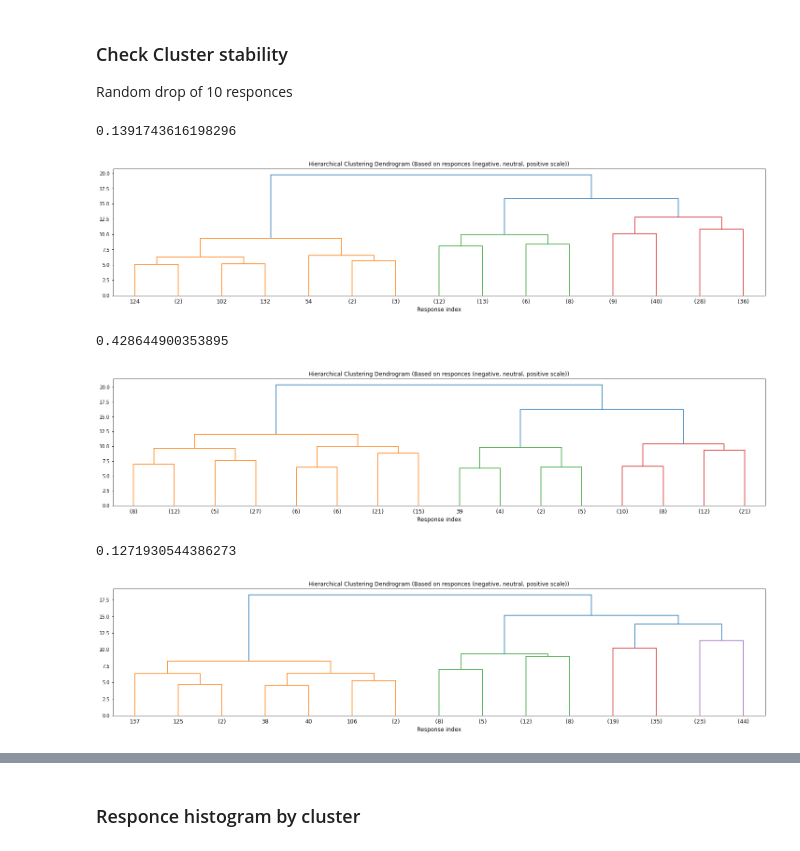
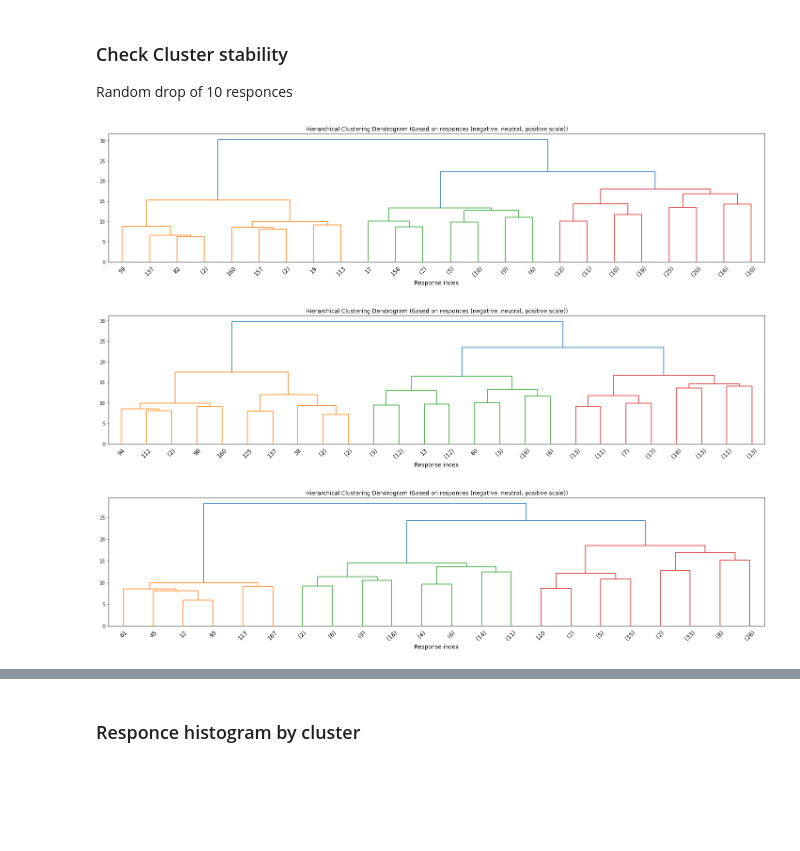
Before and after one commit to mikolaj-sienkiewicz/capable-rl4vc, a Jupyter notebook: survey/responcse_clustering.ipynb, the cells around one changed output, grey strips where cells are left out. Saved outputs shown, nothing was run; the diff lists cells and outputs as text; code cells hidden in the pictures; blank space fills up the shorter version.

```diff
--- a/survey/responcse_clustering.ipynb
+++ b/survey/responcse_clustering.ipynb
@@ -58,4 +59,4 @@ personality_qestions = ['I see myself as someone who is reserved',
 # %%
 df1 = df1.drop(columns=personality_qestions)
 # %%
-df1 = df1.fillna(3) # neutral
+dfs = df1.fillna(3) # neutral
@@ -73,2 +62,0 @@ def squeezRating(rating):
-# %%
-dfs = df1.applymap(lambda x: squeezRating(x))
@@ -84,5 +63,3 @@ def rating2cat(rating):
-# %%
-dfs = dfs.applymap(lambda x: rating2cat(x))
 # %%
 dfs.head()
 # %% [output]
@@ -144,29 +112,21 @@ clust1 = pd.DataFrame(index =d['leaves'],data=d['leaves_color_list'], columns=['
 
 Random drop of 10 responces
 # %%
-remove_n = 10
+remove_n = 5
 keep_samples = len(dfs) - remove_n
 for i in range(3):
     train = np.random.choice(dfs.index, keep_samples, replace=False)
     currnet_subset =  dfs.iloc[train]
-    model = AgglomerativeClustering(distance_threshold=None,n_clusters=3, compute_distances=True)
+    model = AgglomerativeClustering(distance_threshold=0.5,n_clusters=None)
     model = model.fit(currnet_subset)
-    labels = [str(l) for l in model.labels_]
-    clustC = pd.DataFrame(index =currnet_subset.index, data=labels, columns=['cluster_fold{0}'.format(i)])
-    temp = pd.merge(clust1,clustC, how='inner', left_index=True, right_index=True)
-    t = temp.dropna()
-    print(adjusted_rand_score(t.iloc[:,0], t.iloc[:,1]))
     fig = plt.figure(figsize = (25,5))
     plt.title('Hierarchical Clustering Dendrogram (Based on responces (negative, neutral, positive scale))')
-    get_dendrogram(model, truncate_mode='level', p=3)
+    get_dendrogram(model, truncate_mode='level', p=4)
     plt.xlabel("Response index", fontsize= 12 )
     plt.xticks(fontsize= 12 )
     plt.show()
 # %% [output]
-0.1391743616198296
-[figure, old version]
+[figure, new version]
-0.428644900353895
-[figure, old version]
+[figure, new version]
-0.1271930544386273
-[figure, old version]
+[figure, new version]
 # %%
```
Also changed, not shown: parts of 93 cells of this notebook.
